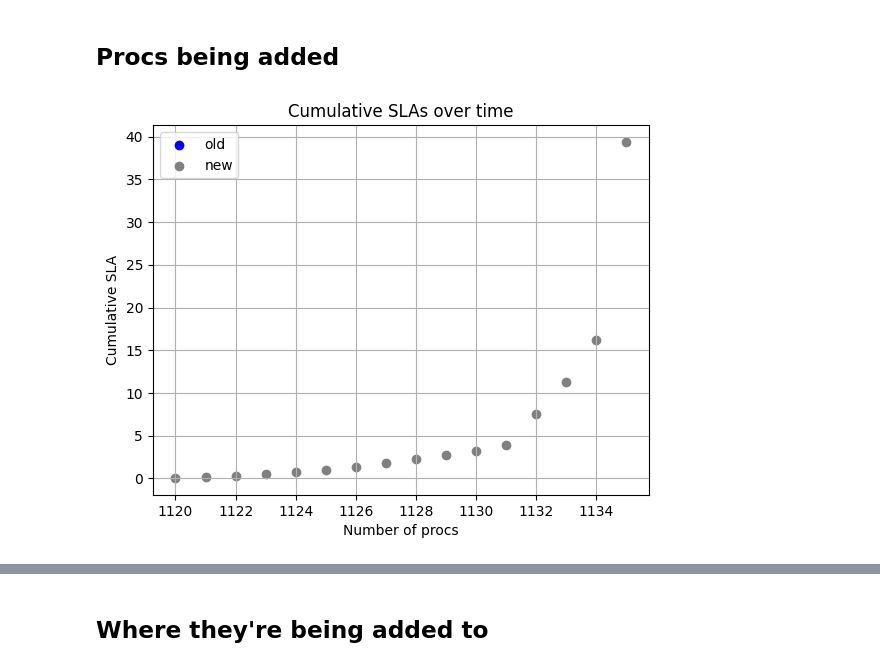
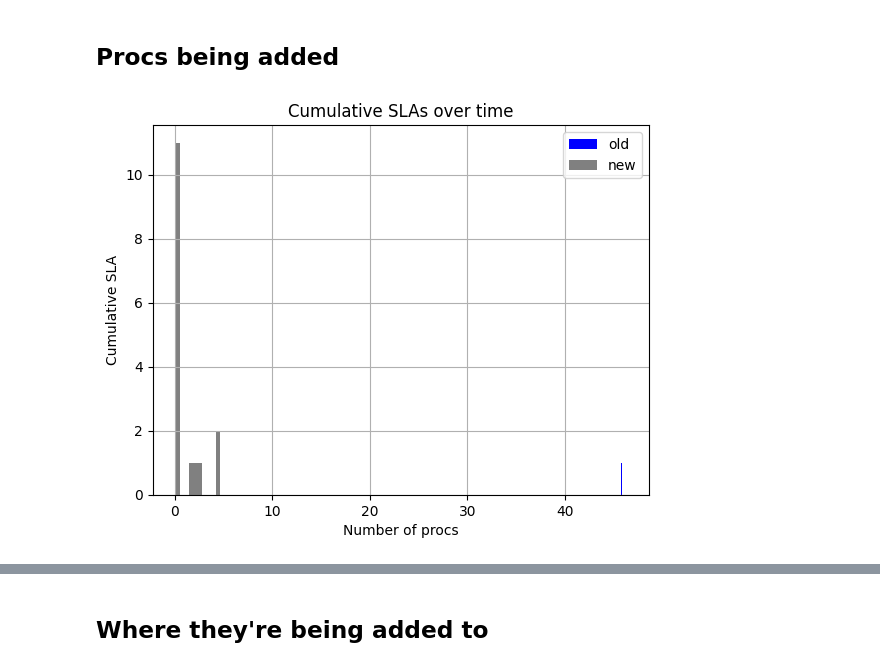
Before and after one commit to hannahmanuela/scheduler-simulator, a Jupyter notebook: results/analyze_output.ipynb, the cells around one changed output, grey strips where cells are left out. Saved outputs shown, nothing was run; the diff lists cells and outputs as text; code cells hidden in the pictures.

```diff
--- a/results/analyze_output.ipynb
+++ b/results/analyze_output.ipynb
@@ -130,39 +135,31 @@ ValueError: Number of rows must be a positive integer, not 0
 # %% [markdown]
 ## Procs being added
 # %%
-tick = 71
+tick = 37
 
 # like from SCHEDULER_SLA_HISTOGRAM_BASE in world.go
 BASE = 2
 # %%
 # CDF of all procs added (NOTE this includes all procs that are being recycled because they were killed)
 cdf=pd.DataFrame()
-cdf['sla'] = procs_added.where((procs_added['tick']==tick))['sla'].dropna().cumsum()
+cdf['sla'] = procs_added.where((procs_added['tick']==tick))['sla'].dropna()#.cumsum()
 cdf['migrated'] = procs_added.where(procs_added['tick'] == tick)['migrated'].dropna()
-# cdf["machineID"] = np.where(cdf["machineID"] == machine, True, False)
-# cdf = tick_vals.sort_index()
-
-# machine_procs = cdf[cdf['machineID'] == True]
-# other_procs = cdf[cdf['machineID'] == False]
 
 # Split the DataFrame based on the "isNew" column
 migrated_procs = cdf.where(cdf['migrated'] == 1).dropna()
 brand_new_procs = cdf.where(cdf['migrated'] == 0).dropna()
 
 # Plotting
-# plt.plot([migrated_procs["sla"], brand_new_procs["sla"]], stacked=True, linestyle='-',
-#          color=['blue', 'gray'],
-#          label=['migrated', 'brand new'])
-plt.scatter(migrated_procs.index, migrated_procs['sla'].values, color='blue', label='old')
-plt.scatter(brand_new_procs.index, brand_new_procs['sla'].values, color='grey', label='new')
+plt.hist(migrated_procs['sla'].values, bins=70, color='blue', label='old')
+plt.hist(brand_new_procs['sla'].values, color='grey', label='new')
 plt.xlabel('Number of procs')
 plt.ylabel('Cumulative SLA')
 plt.title('Cumulative SLAs over time')
 plt.grid(True)
 plt.legend()
 plt.show()
 # %% [output]
-[figure, old version]
+[figure, new version]
 # %%
 # the above function but for all ticks
 unique_ids = procs_added['tick'].unique()
```
Also changed, not shown: parts of 13 cells of this notebook, 5 other files.
